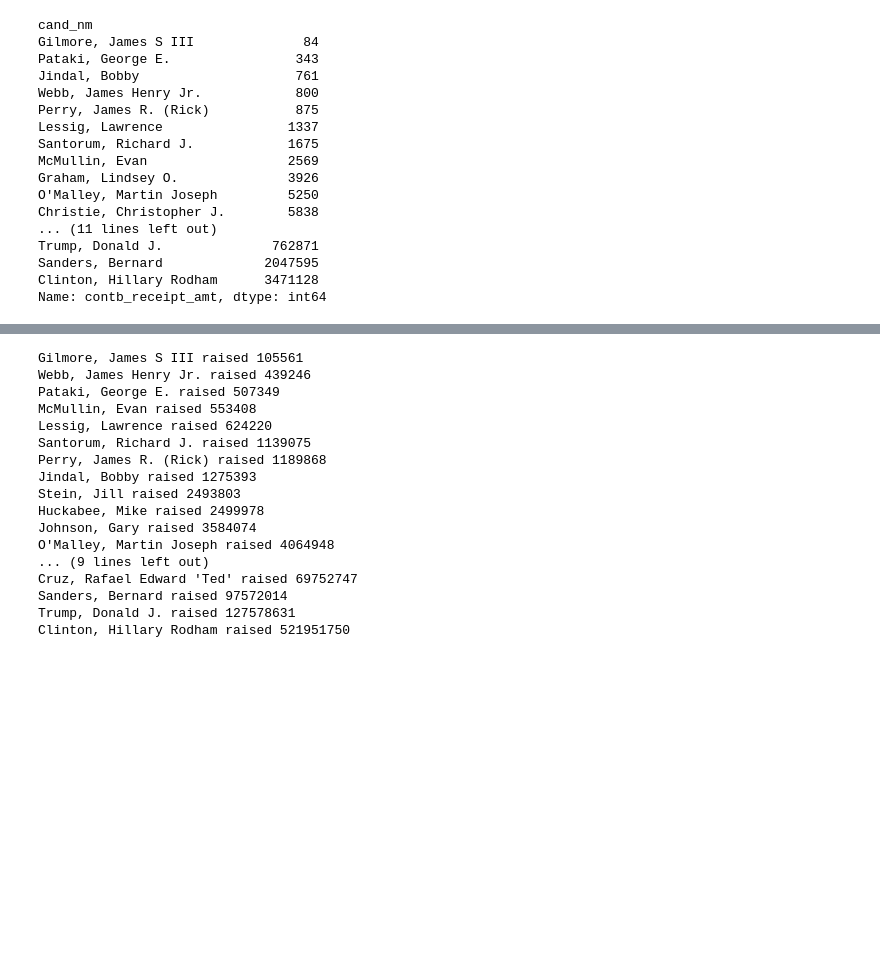
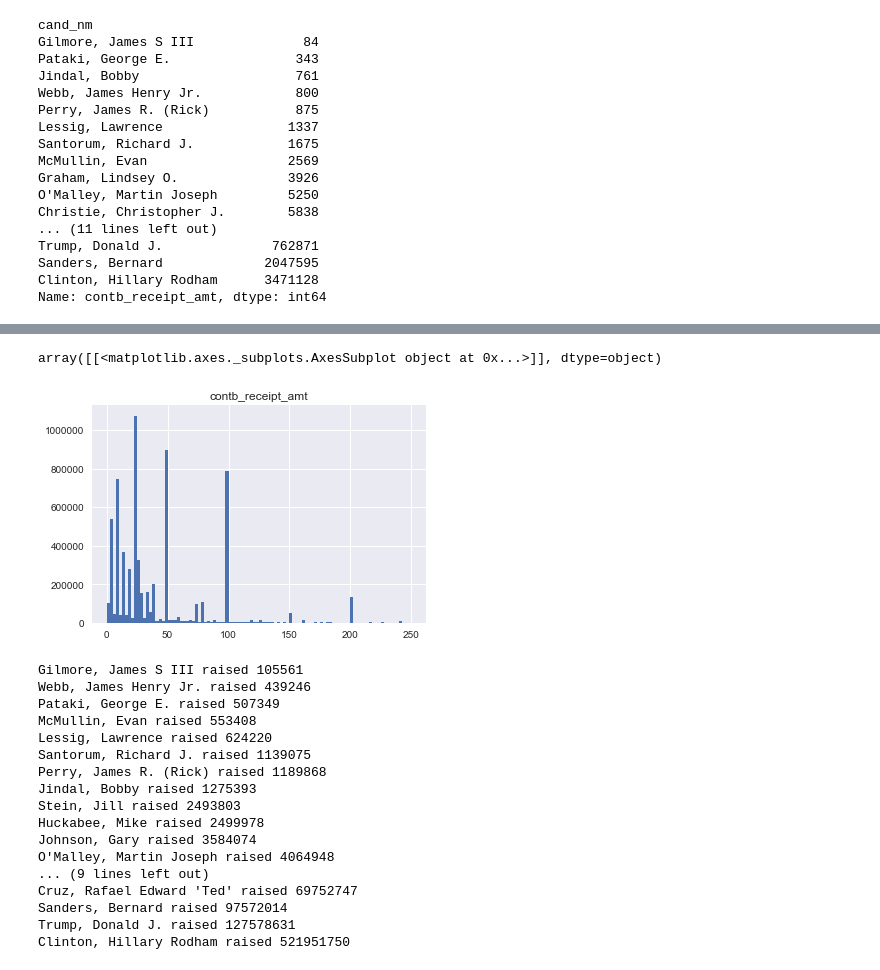
Before and after one commit to SmirkyGraphs/Python-Notebooks, a Jupyter notebook: Campaign Contributions/2016 Presidential US/2016 Campaign Contributions.ipynb, the cells around one changed output, grey strips where cells are left out. Saved outputs shown, nothing was run; the diff lists cells and outputs as text; code cells hidden in the pictures; blank space fills up the shorter version.

```diff
--- a/Campaign Contributions/2016 Campaign Contributions.ipynb
+++ b/Campaign Contributions/2016 Presidential US/2016 Campaign Contributions.ipynb
@@ -154,3 +156,6 @@ Trump, Donald J.              762871
 Sanders, Bernard             2047595
 Clinton, Hillary Rodham      3471128
 Name: contb_receipt_amt, dtype: int64
+# %%
+top_doner = doner_df[['contbr_nm','contb_receipt_amt']].copy()
+top_doner = top_doner.sort_values(by='contb_receipt_amt',ascending=False)
@@ -157,3 +176,10 @@ Name: contb_receipt_amt, dtype: int64
+# %%
+com_don = top_doner[top_doner < 250]
+
+com_don.hist(bins=100)
+# %% [output]
+array([[<matplotlib.axes._subplots.AxesSubplot object at 0x...>]], dtype=object)
+[figure, added]
 # %%
 # The Total the canidate raised
 cand_amount = doner_df.groupby('cand_nm')['contb_receipt_amt'].sum().sort_values()
```
Also changed, not shown: parts of 5 cells of this notebook.
